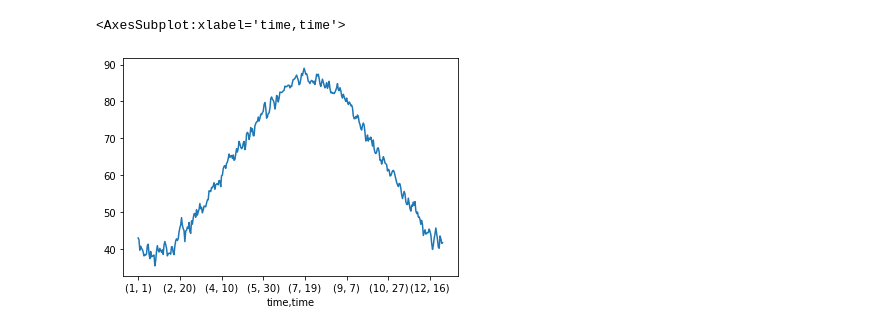
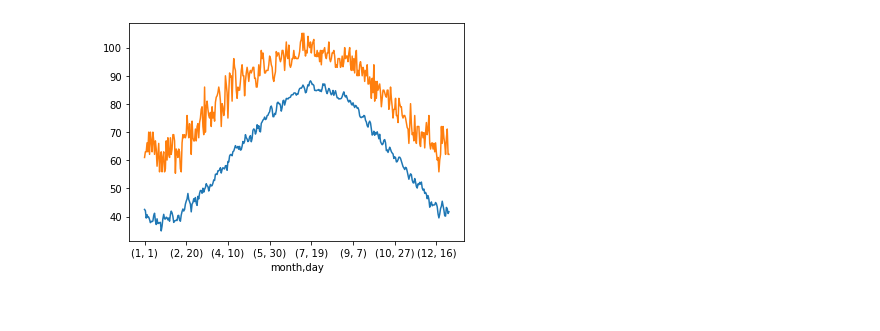
Before and after one commit to Harrison-Ward/Boiling_Frog, a Jupyter notebook: sandbox/api_testing.ipynb, the cells around one changed output. Drawn from its saved outputs; the diff is of its cells as text; code cells hidden in the pictures.

Commit message:
updated the format of the long-run daily averages

```diff
--- a/sandbox/api_testing.ipynb
+++ b/sandbox/api_testing.ipynb
@@ -54,5 +54,5 @@ data
 | 2023-06-01 | 64.8 | 54.1 | 78.8 | 0.000 | NaN | 156.0 | 6.0 | NaN | 1018.6 | NaN | 6 | ... |
 18414 rows × 12 columns
 # %%
-daily_avg = data.tmax.groupby(by=[data.month, data.day]).mean()
-daily_avg
+daily_max_avg = data.tmax.groupby(by=[data.month, data.day]).mean()
+daily_max_max = data.tmax.groupby(by=[data.month, data.day]).max()
@@ -73,5 +59,6 @@ Name: tmax, Length: 366, dtype: float64
-# %%
-daily_avg.plot()
-# %% [output]
-<AxesSubplot:xlabel='time,time'>
-[figure, removed]
+# %%
+daily_max_avg.plot()
+daily_max_max.plot()
+plt.show()
+# %% [output]
+[figure, added]
```
Also changed, not shown: parts of 5 cells of this notebook.
